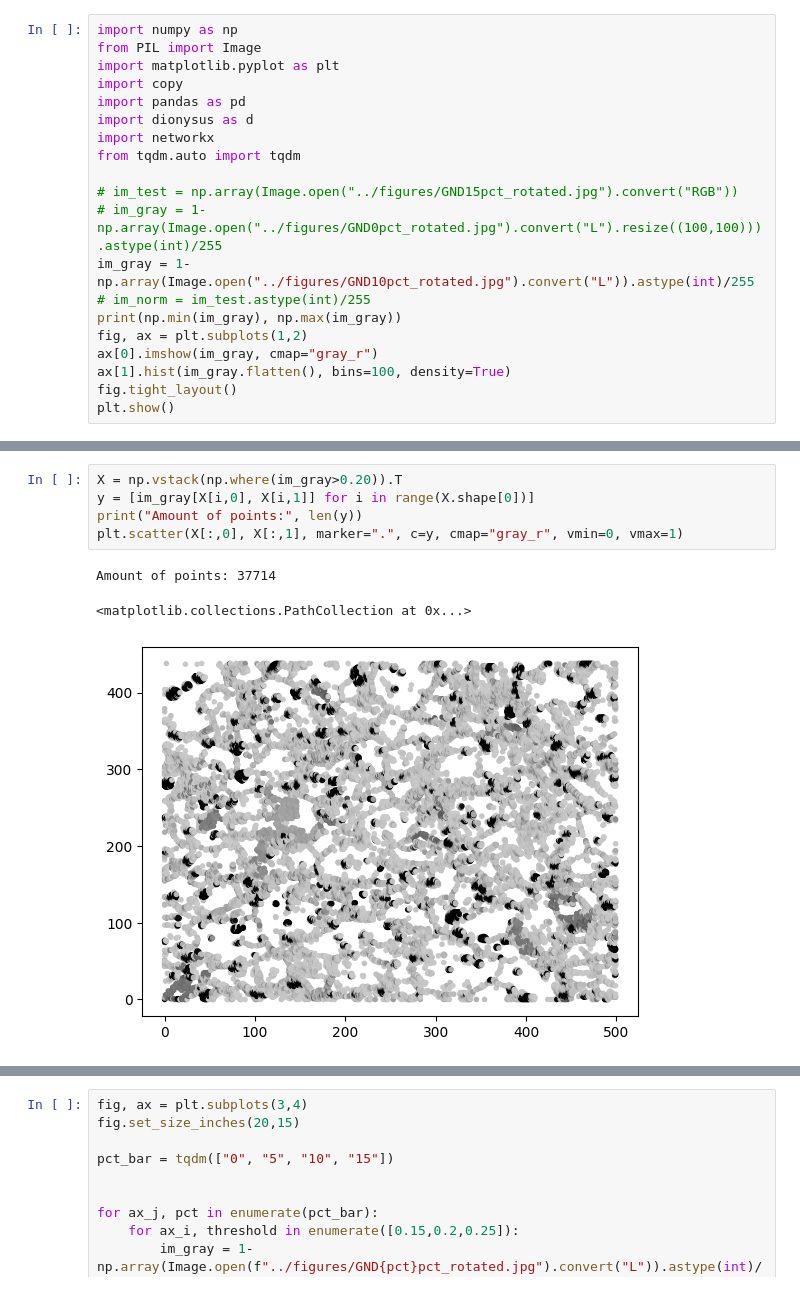
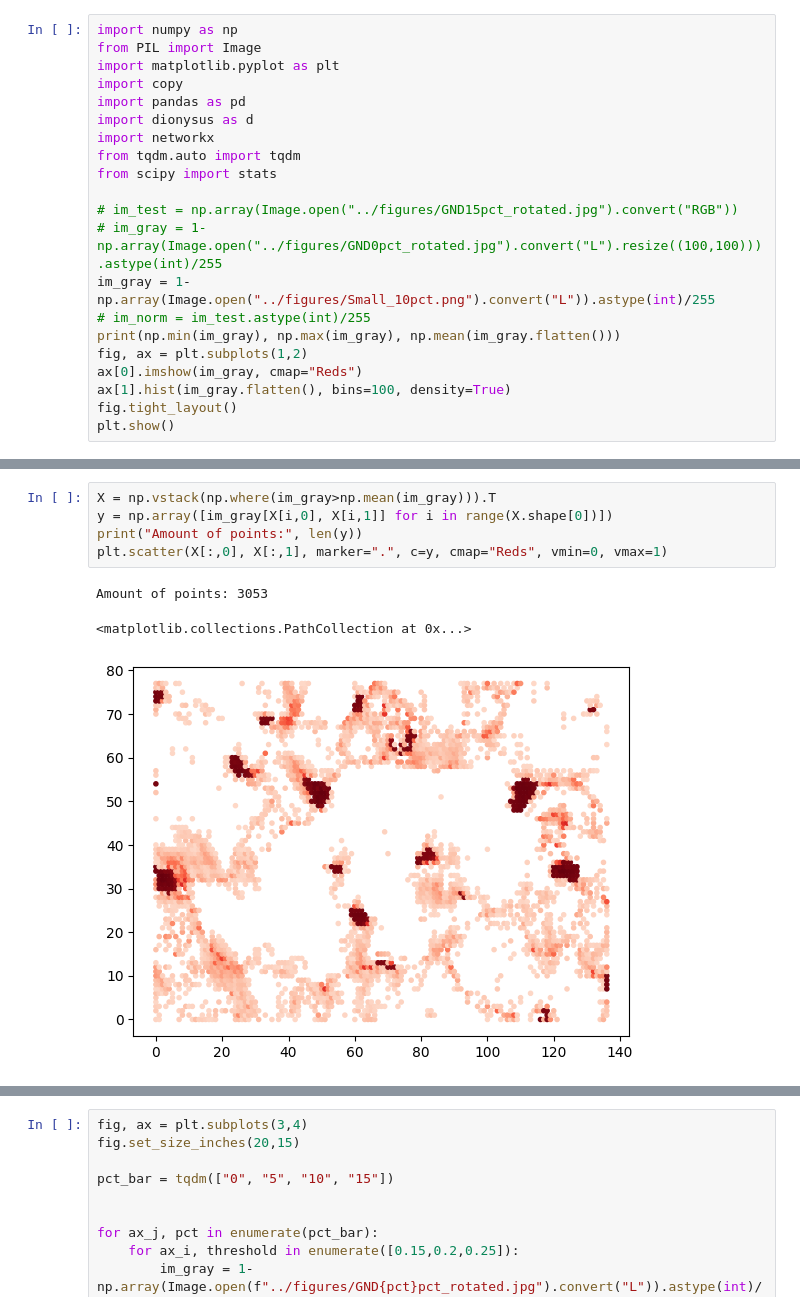
Before and after one commit to siroj99/Master_thesis, a Jupyter notebook: code/first.ipynb, the cells around one changed output, grey strips where cells are left out. Saved outputs shown, nothing was run; the diff lists cells and outputs as text.

```diff
--- a/code/first.ipynb
+++ b/code/first.ipynb
@@ -7,14 +7,15 @@ import pandas as pd
 import dionysus as d
 import networkx
 from tqdm.auto import tqdm
+from scipy import stats
 
 # im_test = np.array(Image.open("../figures/GND15pct_rotated.jpg").convert("RGB"))
 # im_gray = 1-np.array(Image.open("../figures/GND0pct_rotated.jpg").convert("L").resize((100,100))).astype(int)/255
-im_gray = 1-np.array(Image.open("../figures/GND10pct_rotated.jpg").convert("L")).astype(int)/255
+im_gray = 1-np.array(Image.open("../figures/Small_10pct.png").convert("L")).astype(int)/255
 # im_norm = im_test.astype(int)/255
-print(np.min(im_gray), np.max(im_gray))
+print(np.min(im_gray), np.max(im_gray), np.mean(im_gray.flatten()))
 fig, ax = plt.subplots(1,2)
-ax[0].imshow(im_gray, cmap="gray_r")
+ax[0].imshow(im_gray, cmap="Reds")
 ax[1].hist(im_gray.flatten(), bins=100, density=True)
 fig.tight_layout()
 plt.show()
@@ -44,12 +45,12 @@ plt.show()
 # %%
-X = np.vstack(np.where(im_gray>0.20)).T
-y = [im_gray[X[i,0], X[i,1]] for i in range(X.shape[0])]
+X = np.vstack(np.where(im_gray>np.mean(im_gray))).T
+y = np.array([im_gray[X[i,0], X[i,1]] for i in range(X.shape[0])])
 print("Amount of points:", len(y))
-plt.scatter(X[:,0], X[:,1], marker=".", c=y, cmap="gray_r", vmin=0, vmax=1)
+plt.scatter(X[:,0], X[:,1], marker=".", c=y, cmap="Reds", vmin=0, vmax=1)
 # %% [output]
-Amount of points: 37714
+Amount of points: 3053
 <matplotlib.collections.PathCollection at 0x...>
-[figure, old version]
+[figure, new version]
 # %%
 from sklearn.datasets import make_circles
 from sklearn.decomposition import PCA
```
Also changed, not shown: parts of 12 cells of this notebook, 6 other files.
